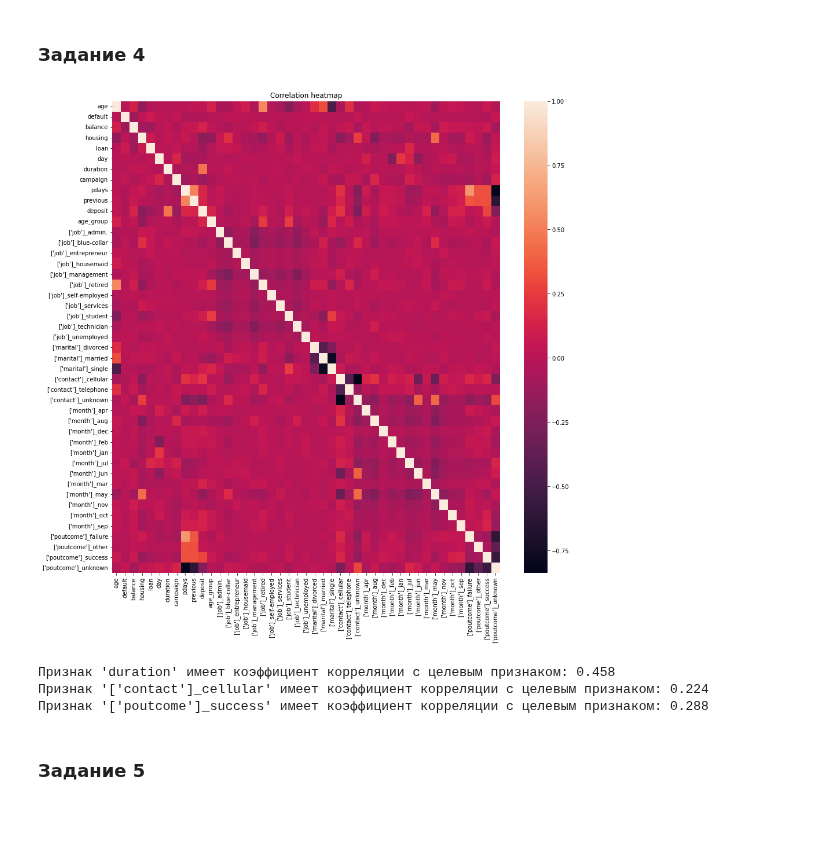
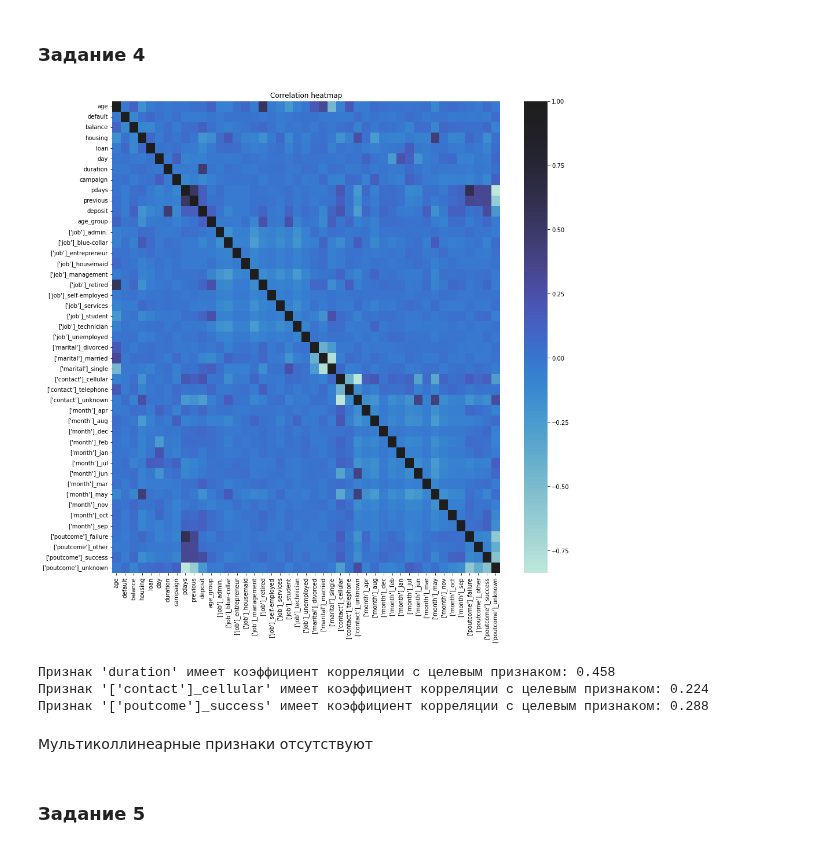
Before and after one commit to PoluboyarinovSI/SF_DataScience, a Jupyter notebook: project_4/Project_4_ML.ipynb, the cells around one changed output. Saved outputs shown, nothing was run; the diff lists cells and outputs as text; code cells hidden in the pictures; blank space fills up the shorter version.

```diff
--- a/project_4/Project_4_ML.ipynb
+++ b/project_4/Project_4_ML.ipynb
@@ -378,10 +428,10 @@ encoded_dummies = pd.concat([encoded, job_dummies, marital_dummies, contact_dumm
 # %% [markdown]
 ### Задание 4
 # %%
-# постройте корреляционную матрицу и оцените данные на предмет наличия мультиколлинеарности
+# Построение коллинеарной матрицы
 fig = plt.figure(figsize=(15, 15))
-corr_map = sns.heatmap(encoded_dummies.corr());
+corr_map = sns.heatmap(encoded_dummies.corr(), center=True);
 corr_map.set_title('Correlation heatmap');
 # %% [output]
-[figure, old version]
+[figure, new version]
 # %%
@@ -394,6 +444,8 @@ for i, row in encoded_dummies.corr().iterrows():
 Признак 'duration' имеет коэффициент корреляции с целевым признаком: 0.458
 Признак '['contact']_cellular' имеет коэффициент корреляции с целевым признаком: 0.224
 Признак '['poutcome']_success' имеет коэффициент корреляции с целевым признаком: 0.288
+# %% [markdown]
+Мультиколлинеарные признаки отсутствуют
 # %% [markdown]
 ### Задание 5
 # %%
```
Also changed, not shown: parts of 53 cells of this notebook, 1 other file.
